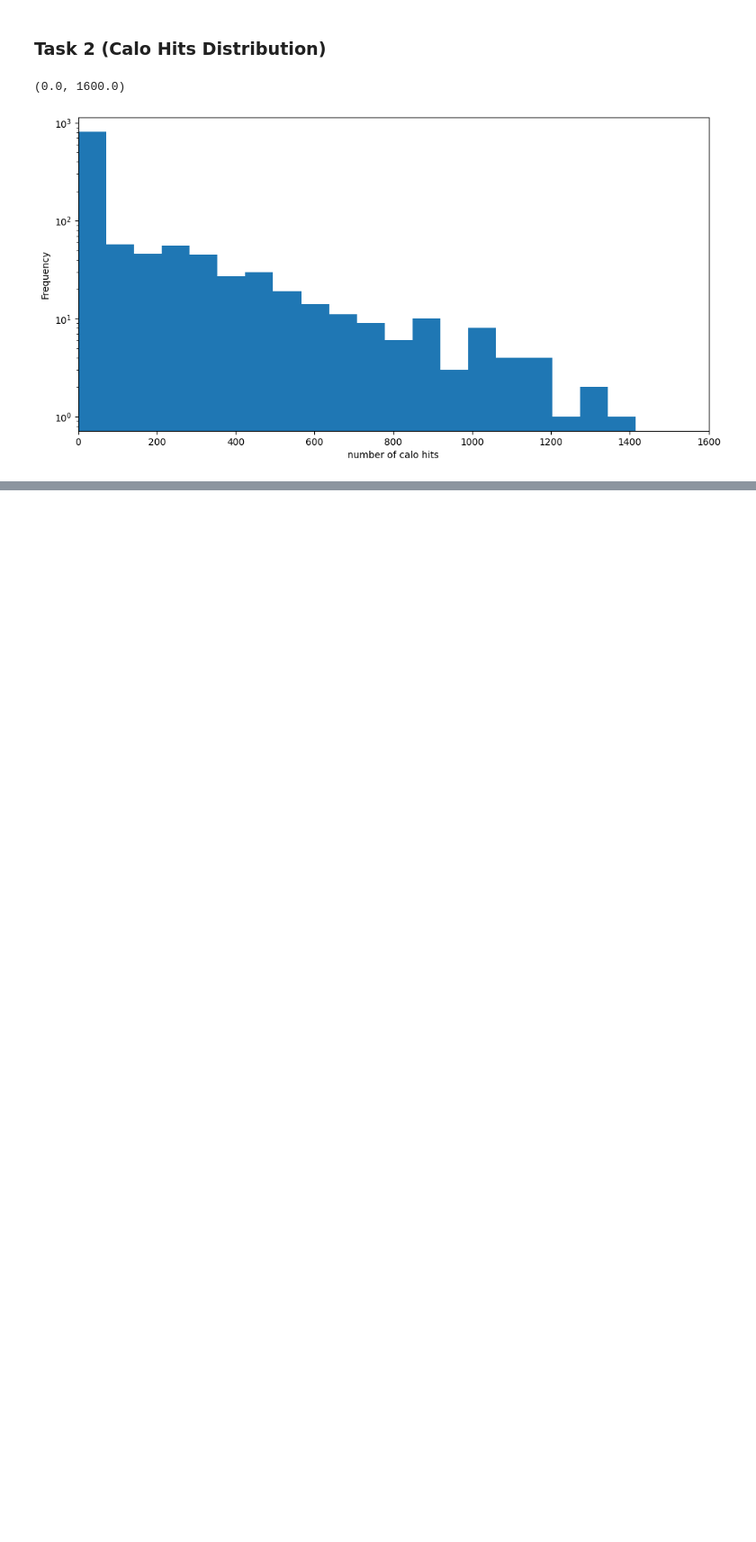
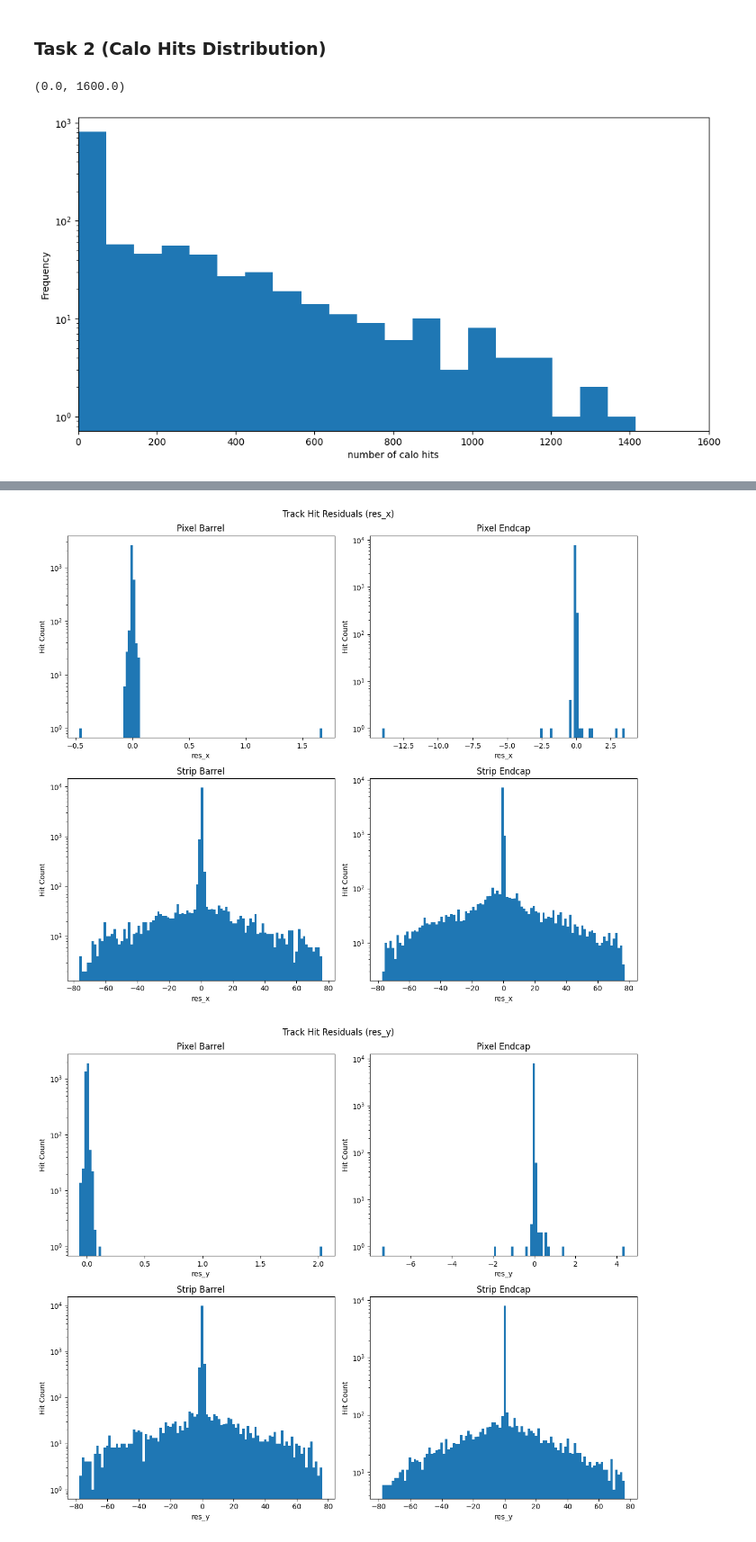
Before and after one commit to FinnbarWilson/Project_HEP, a Jupyter notebook: Code/Issue#2.ipynb, the cells around one changed output, grey strips where cells are left out. Shown: that part at 90% size. Drawn from its saved outputs; the diff is of its cells as text; code cells hidden in the pictures; blank space fills up the shorter version.

```diff
--- a/Code/Issue#2.ipynb
+++ b/Code/Issue#2.ipynb
@@ -157,0 +219,58 @@ Event 9: Processed 60 tracks.
+# %%
+tracker_hits = gHd.get_tracker_hits()
+
+tracker_hits['res_x'] = tracker_hits['true_x'] - tracker_hits['x']
+tracker_hits['res_y'] = tracker_hits['true_y'] - tracker_hits['y']
+tracker_hits['res_z'] = tracker_hits['true_z'] - tracker_hits['z']
+
+PIXEL_VOLUMES = [16,17,18]
+STRIP_VOLUMES = [23,24,25,28,29,30]
+
+is_pixel = tracker_hits['volume_id'].isin(PIXEL_VOLUMES)
+is_strip = tracker_hits['volume_id'].isin(STRIP_VOLUMES)
+
+r = np.sqrt(tracker_hits['x']**2 + tracker_hits['y']**2)
+theta = np.arctan2(r, tracker_hits['z'])
+eta = -np.log(np.tan(theta / 2.0))
+
+ETA_CUT = 1.5
+is_barrel = np.abs(eta) < ETA_CUT
+is_endcap = np.abs(eta) >= ETA_CUT
+
+df_pixel_barrel = tracker_hits[is_pixel & is_barrel]
+df_pixel_endcap = tracker_hits[is_pixel & is_endcap]
+df_strip_barrel = tracker_hits[is_strip & is_barrel]
+df_strip_endcap = tracker_hits[is_strip & is_endcap]
+
+for residuals in ['res_x','res_y','res_z']:
+    fig, axes = plt.subplots(2, 2, figsize=(12, 10))
+    fig.suptitle(f'Track Hit Residuals ({residuals})')
+
+    # Top left: Pixel Barrel
+    axes[0, 0].hist(df_pixel_barrel[residuals], bins=100, log=True)
+    axes[0, 0].set_title('Pixel Barrel')
+
+    # Top right: Pixel Endcap
+    axes[0, 1].hist(df_pixel_endcap[residuals], bins=100, log=True)
+    axes[0, 1].set_title('Pixel Endcap')
+
+    # Bottom left: Strip Barrel
+    axes[1, 0].hist(df_strip_barrel[residuals], bins=100, log=True)
+    axes[1, 0].set_title('Strip Barrel')
+
+    # Bottom right: Strip Endcap
+    axes[1, 1].hist(df_strip_endcap[residuals], bins=100, log=True)
+    axes[1, 1].set_title('Strip Endcap')
+
+    # Axis labels
+    for ax in axes.flat:
+        ax.set_xlabel(residuals)
+        ax.set_ylabel('Hit Count')
+
+    plt.tight_layout()
+    plt.show()
+
+# Repeat for res_y and res_z
+# %% [output]
+[figure, added]
+[figure, added]
```
Also changed, not shown: parts of 5 cells of this notebook, 2 other files.
